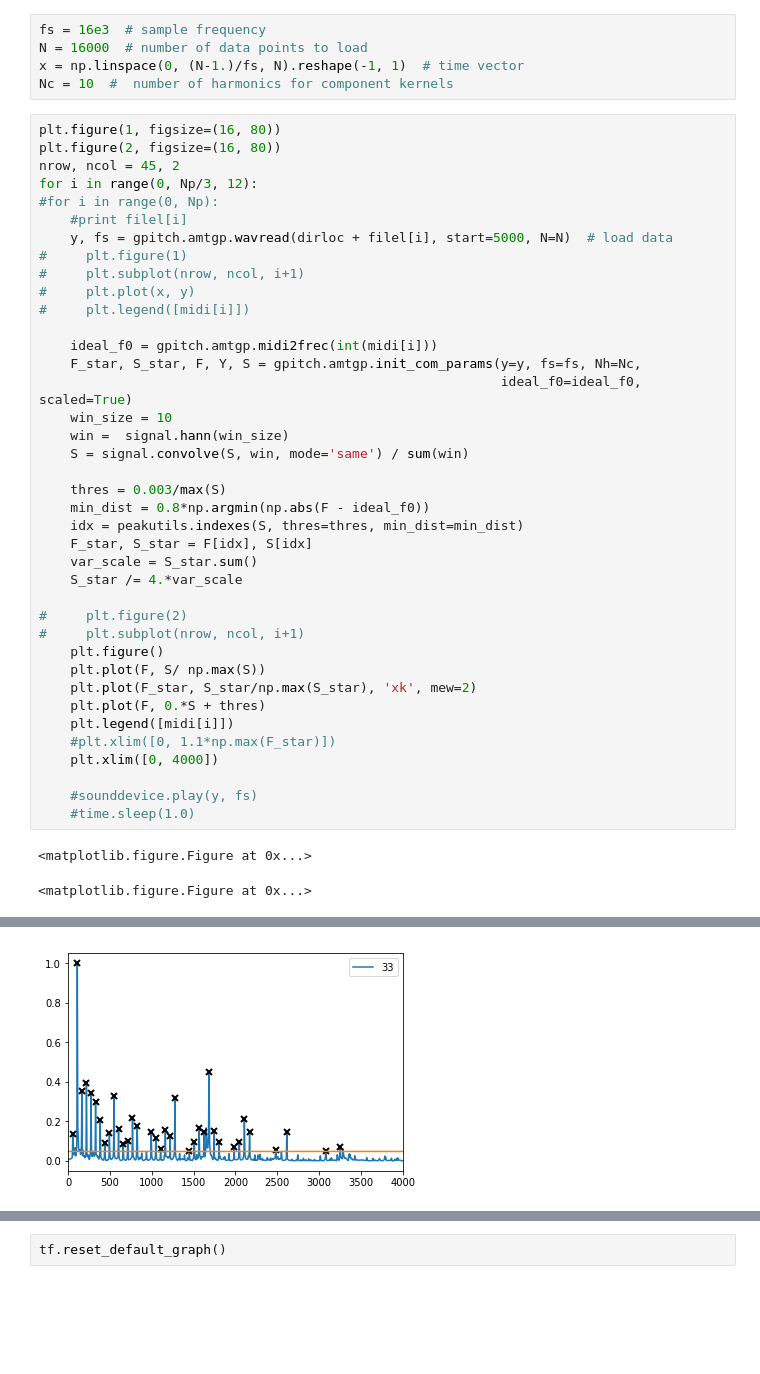
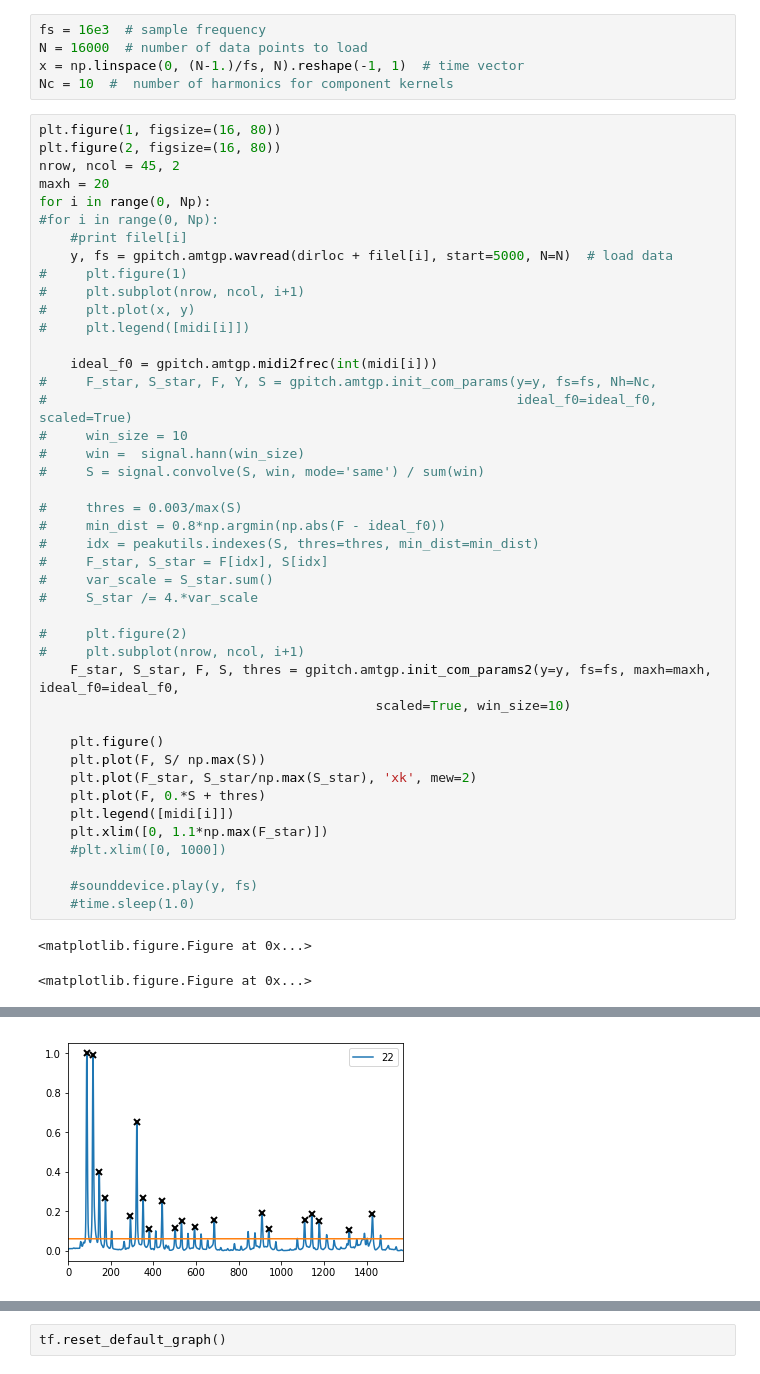
Before and after one commit to PabloAlvarado/gpitch, a Jupyter notebook: scripts/demos/notebooks/svi/demo_learn_all_88.ipynb, the cells around one changed output, grey strips where cells are left out. Saved outputs shown, nothing was run; the diff lists cells and outputs as text; blank space fills up the shorter version.

```diff
--- a/scripts/demos/notebooks/svi/demo_learn_all_88.ipynb
+++ b/scripts/demos/notebooks/svi/demo_learn_all_88.ipynb
@@ -37,7 +37,8 @@ Nc = 10  #  number of harmonics for component kernels
 plt.figure(1, figsize=(16, 80))
 plt.figure(2, figsize=(16, 80))
 nrow, ncol = 45, 2
-for i in range(0, Np/3, 12):
+maxh = 20
+for i in range(0, Np):
 #for i in range(0, Np):
     #print filel[i]
     y, fs = gpitch.amtgp.wavread(dirloc + filel[i], start=5000, N=N)  # load data
@@ -47,28 +48,31 @@ for i in range(0, Np/3, 12):
 #     plt.legend([midi[i]])
 
     ideal_f0 = gpitch.amtgp.midi2frec(int(midi[i]))
-    F_star, S_star, F, Y, S = gpitch.amtgp.init_com_params(y=y, fs=fs, Nh=Nc,
-                                                           ideal_f0=ideal_f0, scaled=True)
-    win_size = 10
-    win =  signal.hann(win_size)
-    S = signal.convolve(S, win, mode='same') / sum(win)
+#     F_star, S_star, F, Y, S = gpitch.amtgp.init_com_params(y=y, fs=fs, Nh=Nc,
+#                                                            ideal_f0=ideal_f0, scaled=True)
+#     win_size = 10
+#     win =  signal.hann(win_size)
+#     S = signal.convolve(S, win, mode='same') / sum(win)
 
-    thres = 0.003/max(S)
-    min_dist = 0.8*np.argmin(np.abs(F - ideal_f0))
-    idx = peakutils.indexes(S, thres=thres, min_dist=min_dist)
-    F_star, S_star = F[idx], S[idx]
-    var_scale = S_star.sum()
-    S_star /= 4.*var_scale
+#     thres = 0.003/max(S)
+#     min_dist = 0.8*np.argmin(np.abs(F - ideal_f0))
+#     idx = peakutils.indexes(S, thres=thres, min_dist=min_dist)
+#     F_star, S_star = F[idx], S[idx]
+#     var_scale = S_star.sum()
+#     S_star /= 4.*var_scale
 
 #     plt.figure(2)
 #     plt.subplot(nrow, ncol, i+1)
+    F_star, S_star, F, S, thres = gpitch.amtgp.init_com_params2(y=y, fs=fs, maxh=maxh, ideal_f0=ideal_f0,
+                                           scaled=True, win_size=10)
+
     plt.figure()
     plt.plot(F, S/ np.max(S))
     plt.plot(F_star, S_star/np.max(S_star), 'xk', mew=2)
     plt.plot(F, 0.*S + thres)
     plt.legend([midi[i]])
-    #plt.xlim([0, 1.1*np.max(F_star)])
-    plt.xlim([0, 4000])
+    plt.xlim([0, 1.1*np.max(F_star)])
+    #plt.xlim([0, 1000])
 
     #sounddevice.play(y, fs)
     #time.sleep(1.0)
@@ -79 +83 @@ for i in range(0, Np/3, 12):
-[figure, old version]
+[figure, new version]
```
Also changed, not shown: parts of 4 cells of this notebook, 1 other file.
